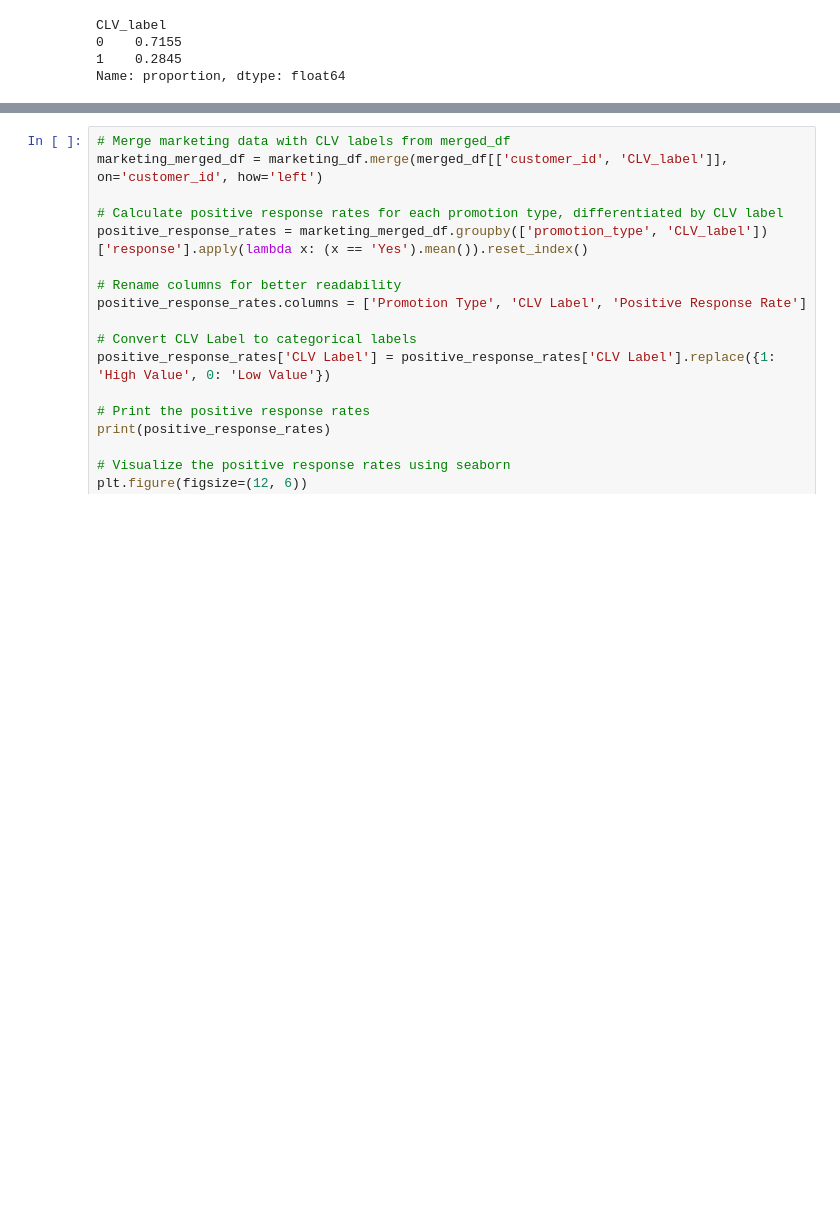
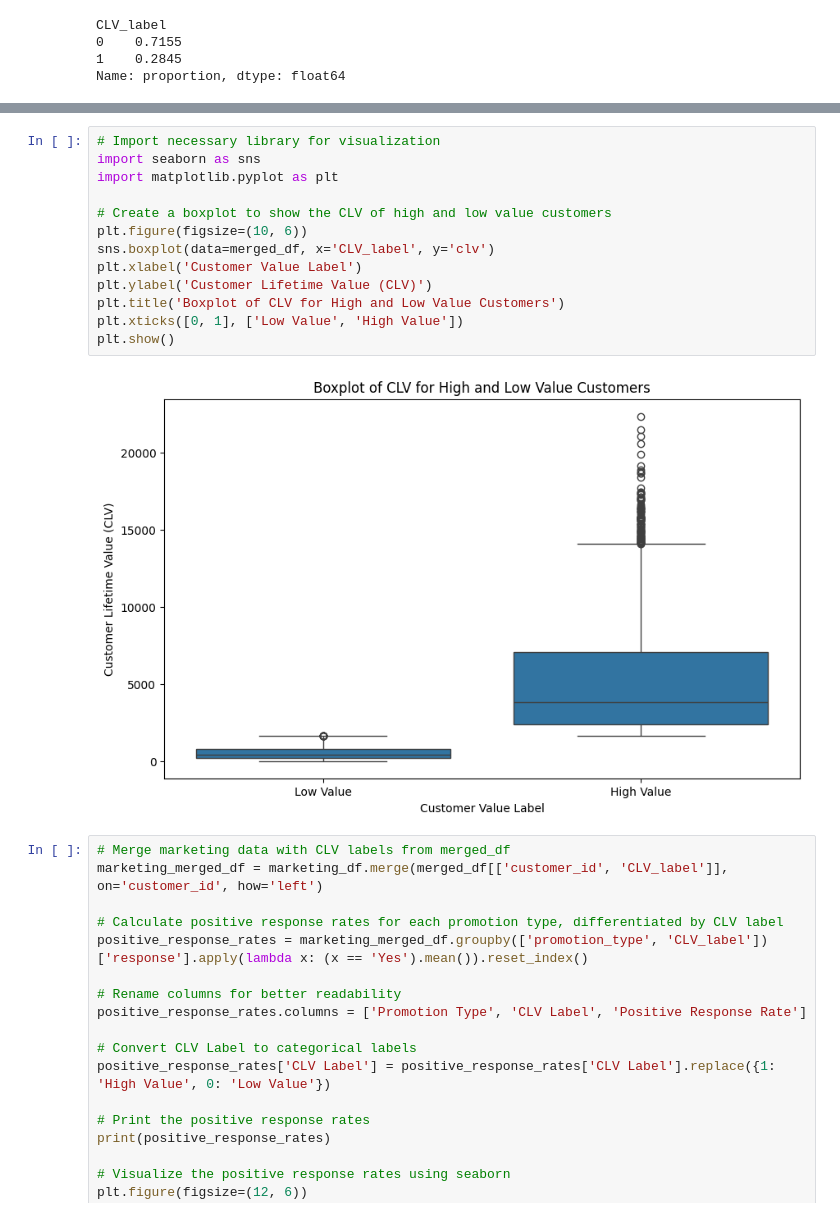
Before and after one commit to neilaxu/schulich_data_science, a Jupyter notebook: MBAN 6750 HW/Assignment 2 - EDA.ipynb, the cells around one changed output, grey strips where cells are left out. Saved outputs shown, nothing was run; the diff lists cells and outputs as text; blank space fills up the shorter version.

Commit message:
Https://github.com/neilaxu/schulich_data_science

```diff
--- a/MBAN 6750 HW/Assignment 2 - EDA.ipynb
+++ b/MBAN 6750 HW/Assignment 2 - EDA.ipynb
@@ -328,3 +328,18 @@ Average CLV of Low Value Customers: $525.32
+# %%
+# Import necessary library for visualization
+import seaborn as sns
+import matplotlib.pyplot as plt
+
+# Create a boxplot to show the CLV of high and low value customers
+plt.figure(figsize=(10, 6))
+sns.boxplot(data=merged_df, x='CLV_label', y='clv')
+plt.xlabel('Customer Value Label')
+plt.ylabel('Customer Lifetime Value (CLV)')
+plt.title('Boxplot of CLV for High and Low Value Customers')
+plt.xticks([0, 1], ['Low Value', 'High Value'])
+plt.show()
+# %% [output]
+[figure, added]
 # %%
 # Merge marketing data with CLV labels from merged_df
 marketing_merged_df = marketing_df.merge(merged_df[['customer_id', 'CLV_label']], on='customer_id', how='left')
```
Also changed, not shown: parts of 4 cells of this notebook, 1 other file.
